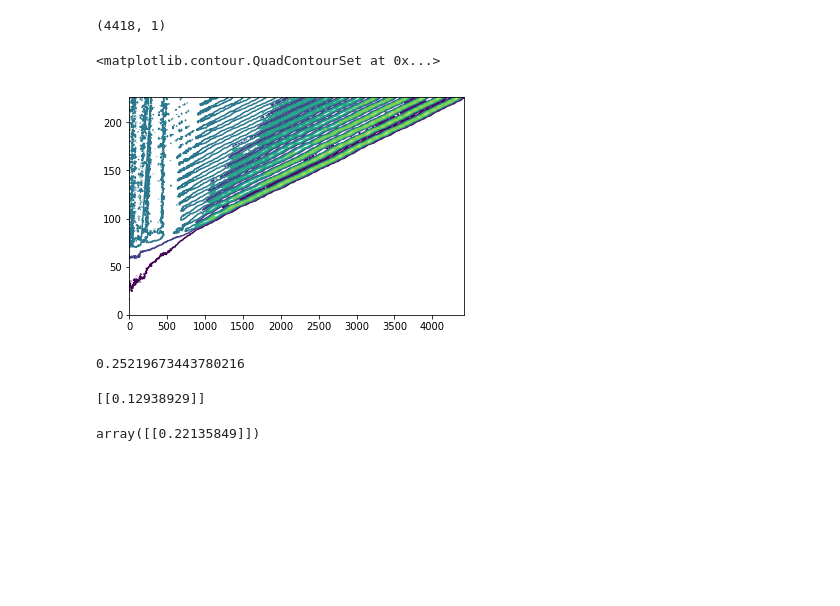
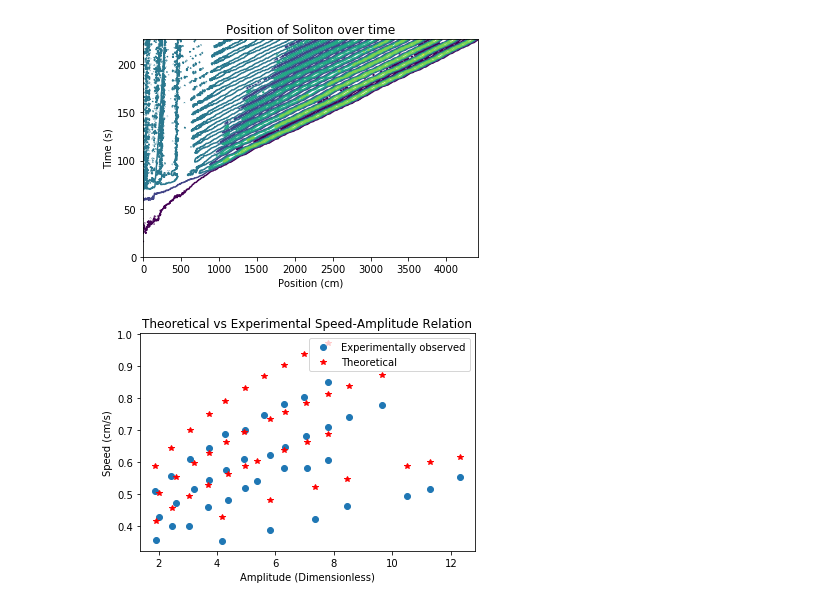
Before and after one commit to nelsonnn/metalgearsoliton, a Jupyter notebook: Experimental Analysis.ipynb, the cells around one changed output. Cells and saved outputs as stored; diff of their text form; code cells hidden in the pictures; blank space fills up the shorter version.

```diff
--- a/Experimental Analysis.ipynb
+++ b/Experimental Analysis.ipynb
@@ -8,7 +9,7 @@ import matplotlib.pyplot as plt
 # %%
 def load_soliton_data(filename):
     """
-    helper function to load soliton data from .mat file
+    helper function to load soliton data from @filename.mat file
     """
     from scipy.io import loadmat
     data = loadmat(filename)
@@ -32,9 +24,0 @@ t.shape
-# %%
-z.shape
-# %% [output]
-(4418, 1)
-# %%
-plt.contour(A)
-# %% [output]
-<matplotlib.contour.QuadContourSet at 0x...>
-[figure, removed]
@@ -74,4 +25,11 @@ c = getSpeed(A)
-# %%
-c
-# %% [output]
-0.25219673443780216
+# %%
+"""
+Make a contour plot of a soliton's A matrix
+"""
+plt.contour(A)
+plt.title("Position of Soliton over time")
+plt.xlabel("Position (cm)")
+plt.ylabel("Time (s)")
+plt.savefig("contour.png")
+# %% [output]
+[figure, added]
@@ -82,8 +65,0 @@ def speedAmplitudeRelation(A0):
-# %%
-print(U0)
-# %% [output]
-[[0.12938929]]
-# %%
-speedAmplitudeRelation(A0)*U0
-# %% [output]
-array([[0.22135849]])
@@ -101,0 +76,12 @@ def eulers(zeta_0, g, c, del_f, f, n=100):
+# %%
+A_ = np.reshape(A_, -1, 1)
+C2_ = np.reshape(C2_, -1, 1)
+plt.plot(A_, C_, "o", label = "Experimentally observed")
+plt.plot(A_, C2_, "r*", label="Theoretical")
+plt.xlabel("Amplitude (Dimensionless)")
+plt.ylabel("Speed (cm/s)")
+plt.title("Theoretical vs Experimental Speed-Amplitude Relation")
+plt.legend()
+plt.savefig("sa_relation.png")
+# %% [output]
+[figure, added]
```
Also changed, not shown: parts of 16 cells of this notebook, 6 other files.
